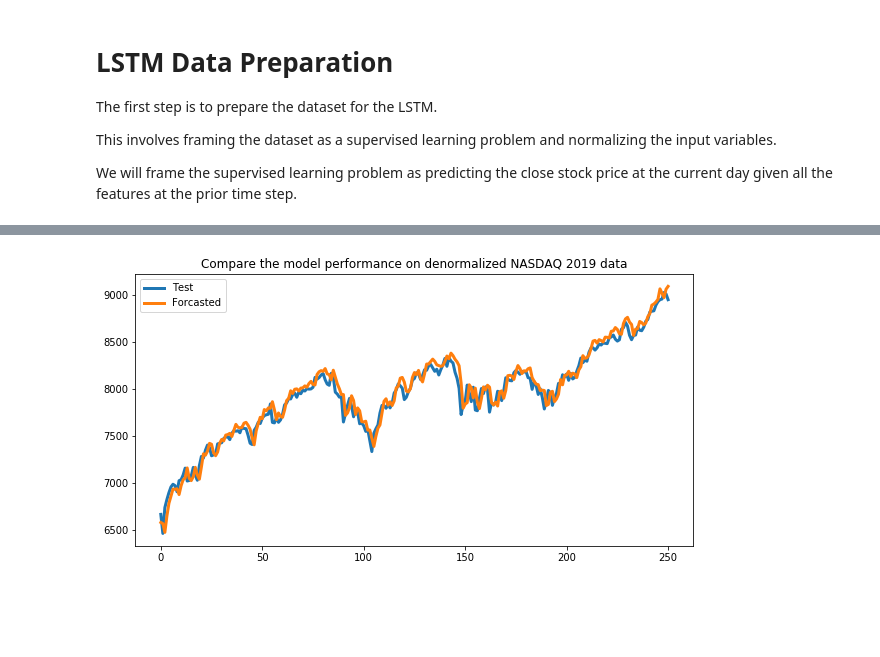
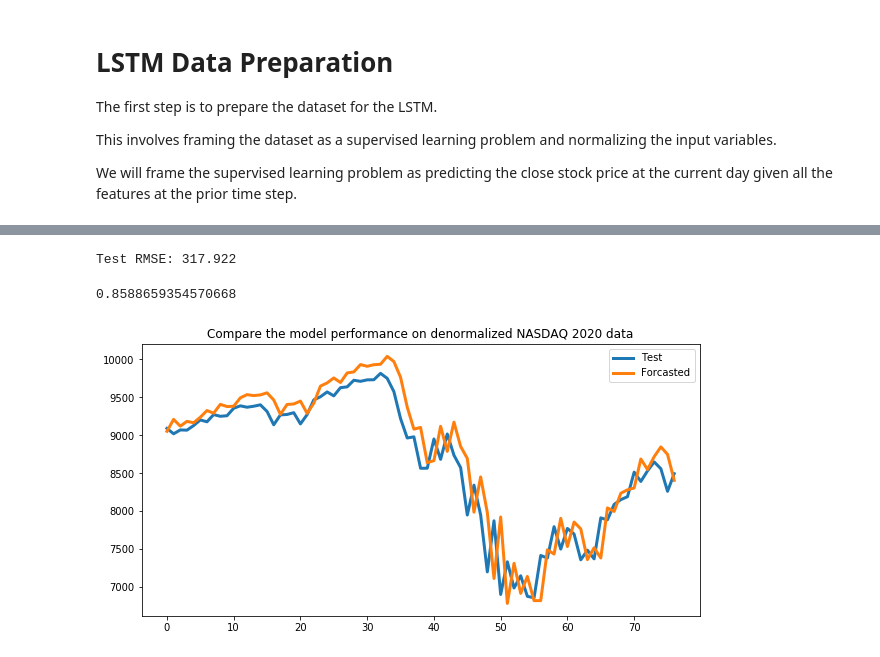
Before and after one commit to KoalaChelsea/NASDAQ-Time-Series-Project, a Jupyter notebook: LSTM Multivariate using prior time step.ipynb, the cells around one changed output, grey strips where cells are left out. Drawn from its saved outputs; the diff is of its cells as text; code cells hidden in the pictures; blank space fills up the shorter version.

```diff
--- a/LSTM Multivariate using prior time step.ipynb
+++ b/LSTM Multivariate using prior time step.ipynb
@@ -261,6 +239,6 @@ def series_to_supervised(data, n_in=1, n_out=1, dropnan=True):
 # frame as supervised learning
 reframed = series_to_supervised(values, 1, 1)
 # drop columns we don't want to predict
-reframed.drop(reframed.columns[[9,11,12,13,14,15,16,17]], axis=1, inplace=True)
+reframed.drop(reframed.columns[[6,7,8,9]], axis=1, inplace=True)
 print(reframed.head())
 # %% [output]
@@ -280,13 +251,16 @@ print(reframed.head())
 # %%
 # split into train and test sets
 values = reframed.values
-train = values[0:-251, :]
-test = values[-251:, :]
+train = values[0:2263, :]
+test = values[2264:-77, :]
+valid = values[-77:, :]
 # split into input and outputs
 X_train, y_train = train[:, :-1], train[:, -1]
 X_test, y_test = test[:, :-1], test[:, -1]
+X_valid, y_valid = valid[:, :-1], valid[:, -1]
 # reshape input to be 3D [samples, timesteps, features]
 X_train = X_train.reshape((X_train.shape[0], 1, X_train.shape[1]))
 X_test = X_test.reshape((X_test.shape[0], 1, X_test.shape[1]))
-print(X_train.shape, y_train.shape, X_test.shape, y_test.shape)
+X_valid = X_valid.reshape((X_valid.shape[0], 1, X_valid.shape[1]))
+print(X_train.shape, y_train.shape, X_test.shape, y_test.shape, X_valid.shape, y_valid.shape)
 # %% [output]
@@ -312,8 +286,10 @@ Non-trainable params: 0
 _________________________________________________________________
 None
 # %%
+import random
+random.seed(777)
 model.compile(loss='mean_squared_error', optimizer='adam', metrics = ['mean_squared_error'])
-history = model.fit(X_train, y_train, epochs=50, batch_size = 128,
+history = model.fit(X_train, y_train, epochs=100, batch_size = 128,
                     validation_data=(X_test, y_test), shuffle=False)
 # %% [output]
 Train on 2263 samples, validate on 251 samples
@@ -378,9 +373,31 @@ new_y_test = denormalize(df, y_test)
+# %%
+# make a prediction
+yhat_2020 =  model.predict(X_valid)
+X_valid = X_valid.reshape((X_valid.shape[0], X_valid.shape[2]))
+# invert scaling for forecast
+inv_yhat_2020 = np.concatenate((yhat_2020, X_valid[:, 1:]), axis=1)
+inv_yhat_2020 = scaler.inverse_transform(inv_yhat_2020)
+inv_yhat_2020 = inv_yhat_2020[:,0]
+# invert scaling for actual
+y_valid = y_valid.reshape((len(y_valid), 1))
+inv_y_2020 = np.concatenate((y_valid, X_valid[:, 1:]), axis=1)
+inv_y_2020 = scaler.inverse_transform(inv_y_2020)
+inv_y_2020 = inv_y_2020[:,0]
+# calculate RMSE
+rmse = sqrt(mean_squared_error(inv_y_2020, inv_yhat_2020))
+print('Test RMSE: %.3f' % rmse)
+# %% [output]
+Test RMSE: 317.922
+# %%
+print(r2_score(y_valid, yhat_2020))
+# %% [output]
+0.8588659354570668
 # %%
 plt.figure(figsize=(10,5))
-plt.plot(new_y_test, linewidth=3)
-plt.plot(new_pred, linewidth=3)
-plt.title('Compare the model performance on denormalized NASDAQ 2019 data')
+plt.plot(inv_y_2020, linewidth=3)
+plt.plot(inv_yhat_2020, linewidth=3)
+plt.title('Compare the model performance on denormalized NASDAQ 2020 data')
 plt.legend(('Test','Forcasted'))
 plt.show()
 # %% [output]
-[figure, old version]
+[figure, new version]
```
Also changed, not shown: parts of 29 cells of this notebook.
